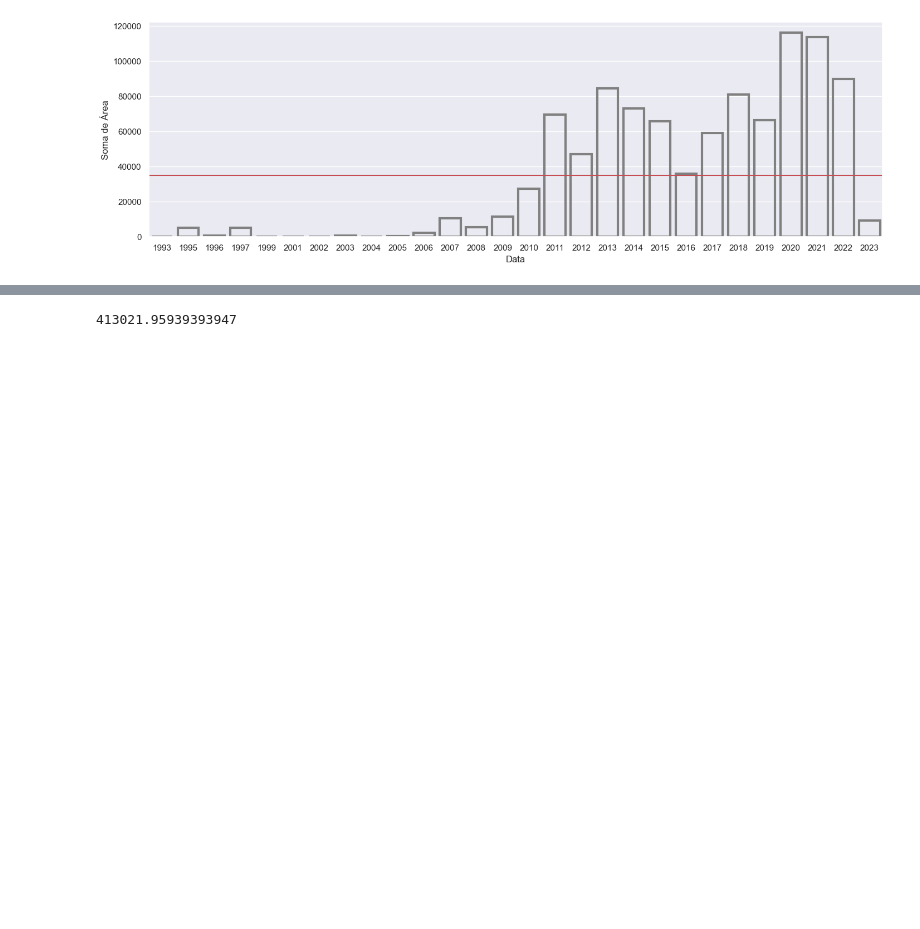
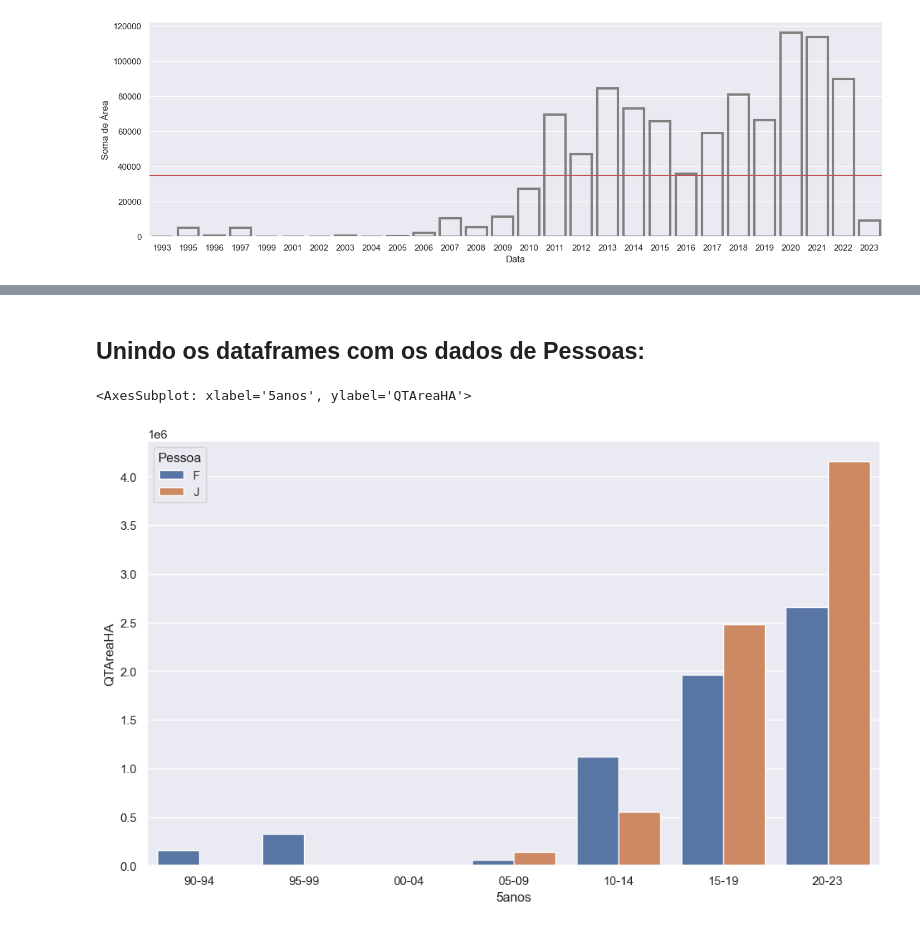
Before and after one commit to EduMinsky/GoldMiningAnalysis, a Jupyter notebook: Analise dos Pedidos de Mineração Por Área.ipynb, the cells around one changed output, grey strips where cells are left out. Cells and saved outputs as stored; diff of their text form; code cells hidden in the pictures; blank space fills up the shorter version.

```diff
--- a/Analise dos Pedidos de Mineração Por Área.ipynb
+++ b/Analise dos Pedidos de Mineração Por Área.ipynb
@@ -192,4 +197,60 @@ plt.show()
-# %%
-area_pedida_333['QTAreaHA'].mean()
-# %% [output]
-413021.95939393947
+# %% [markdown]
+## Unindo os dataframes com os dados de Pessoas:
+# %%
+#Para 333
+import seaborn as sns
+sns.set(rc={"figure.figsize":(12, 7)})
+join_333_regiao
+pessoa_clean = pessoa[['DSProcesso','Pessoa','Pessoa_NOME']]
+join_333_regiao_pessoa = join_333_regiao.merge(pessoa_clean,how='inner',on='DSProcesso')
+join_333_regiao_pessoa.drop_duplicates('DSProcesso',keep='last',inplace=True)
+
+meiaDecada_area_fisica = join_333_regiao_pessoa.query('Pessoa == "F"')[['QTAreaHA']].groupby(join_333_regiao_pessoa.Data.sub(1990)//5).sum().reset_index()
+meiaDecada_area_jur = join_333_regiao_pessoa.query('Pessoa == "J"')[['QTAreaHA']].groupby(join_333_regiao_pessoa.Data.sub(1990)//5).sum().reset_index()
+
+
+meiaDecada_pessoa_fisica = join_333_regiao_pessoa.query('Pessoa == "F"')[['Pessoa']].groupby(join_333_regiao_pessoa.Data.sub(1990)//5).value_counts().reset_index()
+meiaDecada_pessoa_juridica = join_333_regiao_pessoa.query('Pessoa == "J"')[['Pessoa']].groupby(join_333_regiao_pessoa.Data.sub(1990)//5).value_counts().reset_index()
+
+
+
+pessoa_fisica_contagem_area = meiaDecada_area_fisica.merge(meiaDecada_pessoa_fisica,how='inner',on = 'Data')
+pessoa_fisica_contagem_area
+
+
+
+
+pessoa_jur_contagem_area = meiaDecada_area_jur.merge(meiaDecada_pessoa_juridica,how='inner',on = 'Data')
+
+
+frames = [pessoa_fisica_contagem_area, pessoa_jur_contagem_area]
+
+result = pd.concat(frames)
+
+result['5anos'] = np.select(
+    [
+        result['Data']==0,
+        result['Data']==1,
+        result['Data']==2,
+        result['Data']==3,
+        result['Data']==4,
+        result['Data']==5,
+        result['Data']==6,
+    ],
+    [
+        '90-94',
+        '95-99',
+        '00-04',
+        '05-09',
+        '10-14',
+        '15-19',
+        '20-23'
+    ],
+    default='Unknown'
+)
+
+
+sns.barplot(data=result, x="5anos", y="QTAreaHA", hue="Pessoa")
+# %% [output]
+<AxesSubplot: xlabel='5anos', ylabel='QTAreaHA'>
+[figure, added]
```
Also changed, not shown: parts of 6 cells of this notebook, 2 other files.
